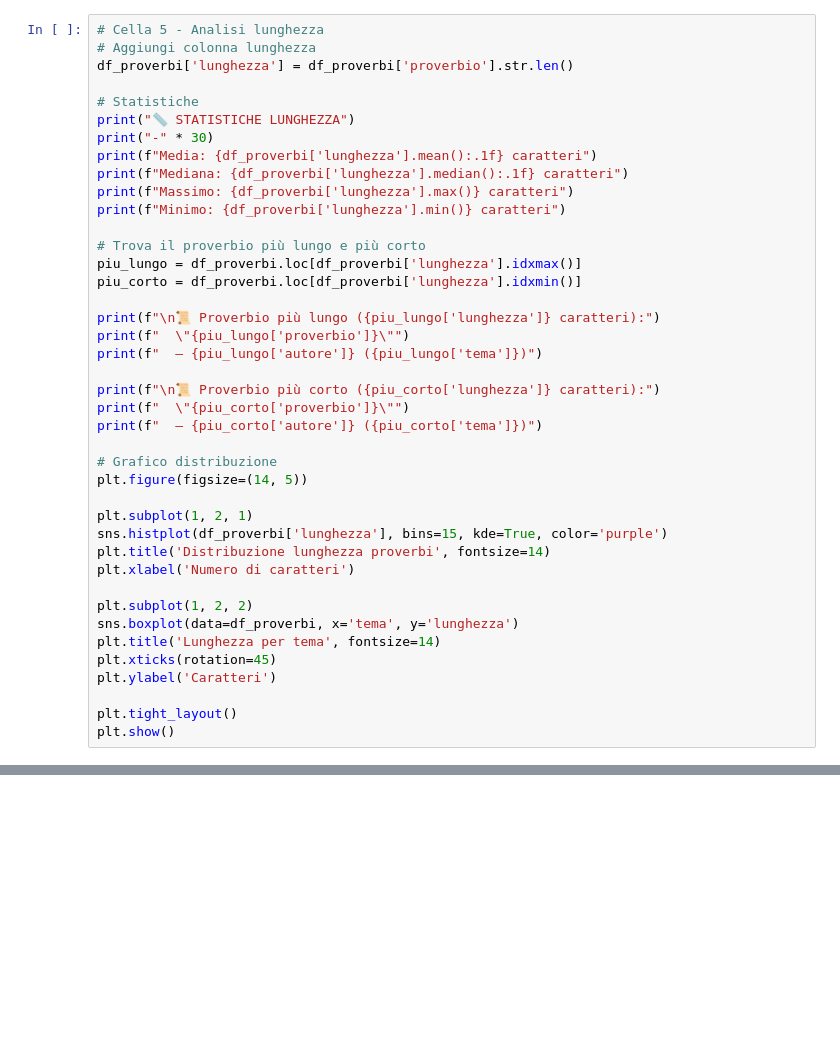
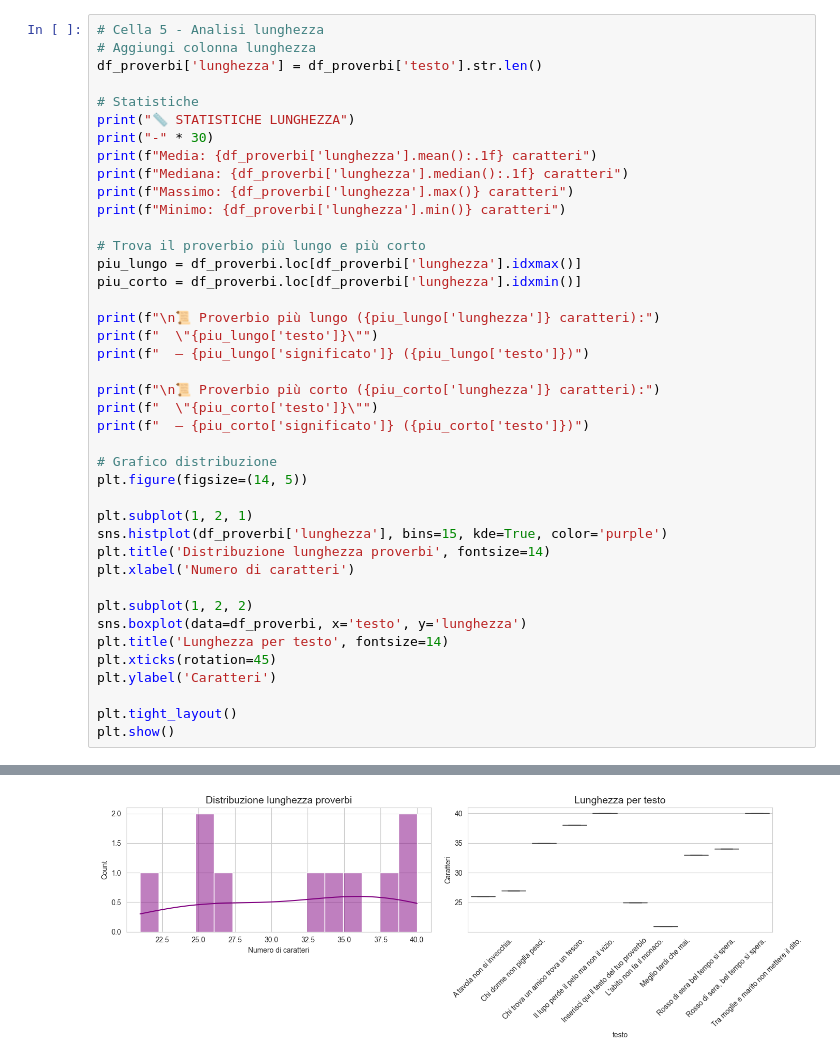
Before and after one commit to Seconet/Proverbi_Italiani, a Jupyter notebook: analisi_proverbi.ipynb, the cells around one changed output, grey strips where cells are left out. Saved outputs shown, nothing was run; the diff lists cells and outputs as text; blank space fills up the shorter version.

```diff
--- a/analisi_proverbi.ipynb
+++ b/analisi_proverbi.ipynb
@@ -98,7 +123,7 @@ for idx, row in temi_counts.head(5).iterrows():
 # %%
 # Cella 5 - Analisi lunghezza
 # Aggiungi colonna lunghezza
-df_proverbi['lunghezza'] = df_proverbi['proverbio'].str.len()
+df_proverbi['lunghezza'] = df_proverbi['testo'].str.len()
 
 # Statistiche
 print("📏 STATISTICHE LUNGHEZZA")
@@ -113,12 +138,12 @@ piu_lungo = df_proverbi.loc[df_proverbi['lunghezza'].idxmax()]
 piu_corto = df_proverbi.loc[df_proverbi['lunghezza'].idxmin()]
 
 print(f"\n📜 Proverbio più lungo ({piu_lungo['lunghezza']} caratteri):")
-print(f"  \"{piu_lungo['proverbio']}\"")
-print(f"  — {piu_lungo['autore']} ({piu_lungo['tema']})")
+print(f"  \"{piu_lungo['testo']}\"")
+print(f"  — {piu_lungo['significato']} ({piu_lungo['testo']})")
 
 print(f"\n📜 Proverbio più corto ({piu_corto['lunghezza']} caratteri):")
-print(f"  \"{piu_corto['proverbio']}\"")
-print(f"  — {piu_corto['autore']} ({piu_corto['tema']})")
+print(f"  \"{piu_corto['testo']}\"")
+print(f"  — {piu_corto['significato']} ({piu_corto['testo']})")
 
 # Grafico distribuzione
 plt.figure(figsize=(14, 5))
@@ -129,10 +154,11 @@ plt.title('Distribuzione lunghezza proverbi', fontsize=14)
 plt.xlabel('Numero di caratteri')
 
 plt.subplot(1, 2, 2)
-sns.boxplot(data=df_proverbi, x='tema', y='lunghezza')
-plt.title('Lunghezza per tema', fontsize=14)
+sns.boxplot(data=df_proverbi, x='testo', y='lunghezza')
+plt.title('Lunghezza per testo', fontsize=14)
 plt.xticks(rotation=45)
 plt.ylabel('Caratteri')
 
 plt.tight_layout()
 plt.show()
+# %% [output]
@@ -139,3 +179,4 @@ plt.show()
+[figure, added]
 # %%
 # Cella 6 - WordCloud (senza emoji)
 from wordcloud import WordCloud
```
Also changed, not shown: parts of 7 cells of this notebook, 1 other file.
